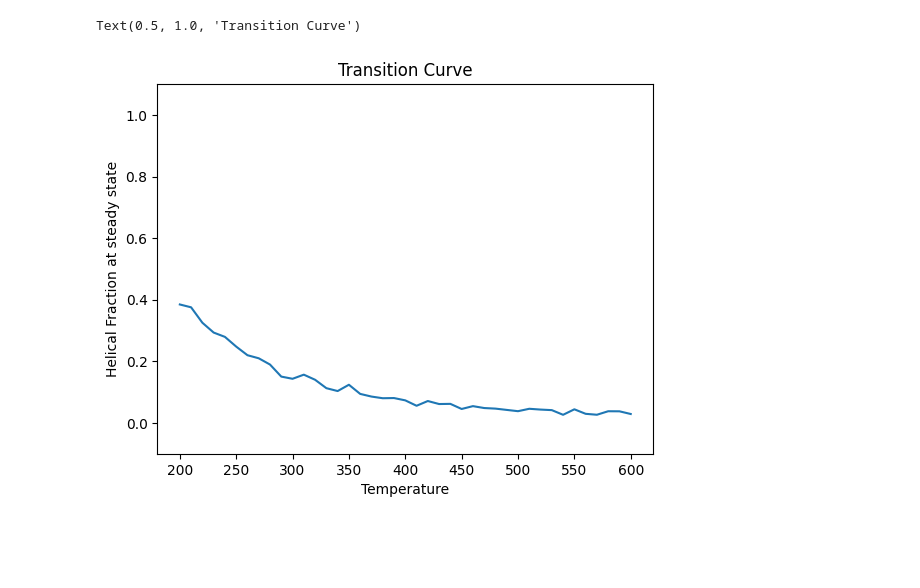
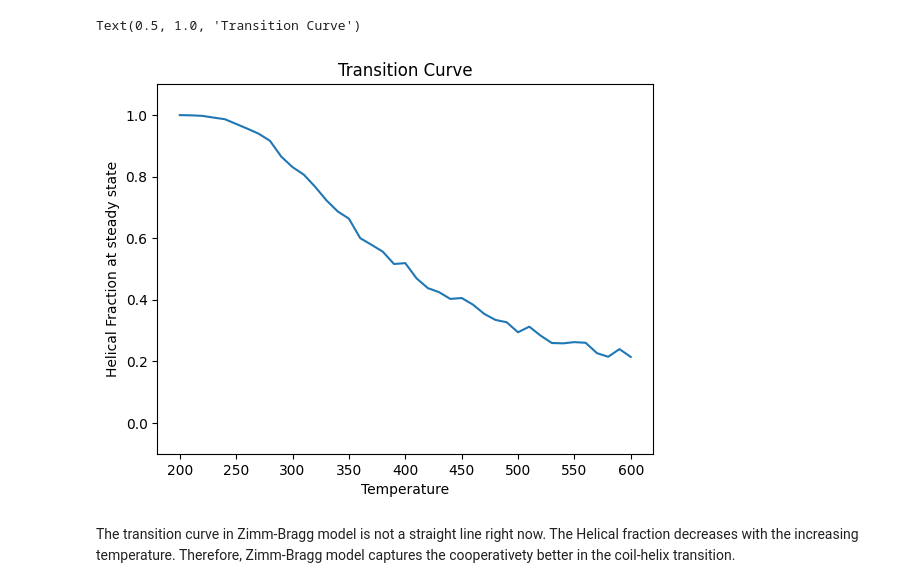
Before and after one commit to BrightMoon-FFRC037/Literature, a Jupyter notebook: Course/Physical Chemistry in Molecular Biology/Zimm-Bragg model for Cooperativity in Transition.ipynb, the cells around one changed output. Cells and saved outputs as stored; diff of their text form; code cells hidden in the pictures; blank space fills up the shorter version.

```diff
--- a/Course/Physical Chemistry in Molecular Biology/Zimm-Bragg model for Cooperativity in Transition.ipynb
+++ b/Course/Physical Chemistry in Molecular Biology/Zimm-Bragg model for Cooperativity in Transition.ipynb
@@ -13,6 +13,7 @@ def seudo_modify(char):
     else: return 'H'
 
 def find_probability(protein,i):
+    global Probability_Mapping
     left_neighbor = protein[i - 1] if i > 0 else protein[-1]
     right_neighbor = protein[i + 1] if i < N - 1 else protein[0]
     focus = left_neighbor+protein[i]+right_neighbor
@@ -57,29 +58,32 @@ def run_simulation(T, steps, repeats):
 # %%
 # Parameters
 Temperature = np.array(range(200,610,10))
 
 
-repeats = 3
+repeats = 10
 res = []
 for T in Temperature:
     s = np.exp(-epsilon/(k_B*T))
+    global Probability_Mapping
     Probability_Mapping = {
         'CCC-CHC': sigma*s,
         'CHC-CCC': 1,
-        'HCC-HHC': s,
-        'HHC-HCC': 1,
-        'HHH-HCH': 1,
-        'HCH-HHH': s/sigma,
-        'CHH-CCH': 1,
-        'CCH-CHH': s
+        'HCC-HHC': 1,
+        'HHC-HCC': 1/s,
+        'HHH-HCH': sigma/s,
+        'HCH-HHH': 1,
+        'CHH-CCH': 1/s,
+        'CCH-CHH': 1
     }
     temp = run_simulation(T,steps,repeats)
     res.append(temp)
 plt.plot(Temperature,res)
 plt.xlabel('Temperature')
 plt.ylabel('Helical Fraction at steady state')
 plt.ylim((-0.1,1.1))
 plt.title('Transition Curve')
 # %% [output]
 Text(0.5, 1.0, 'Transition Curve')
-[figure, old version]
+[figure, new version]
+# %% [markdown]
+The transition curve in Zimm-Bragg model is not a straight line right now. The Helical fraction decreases with the increasing temperature. Therefore, Zimm-Bragg model captures the cooperativety better in the coil-helix transition.
```
Also changed, not shown: 3 other files.
